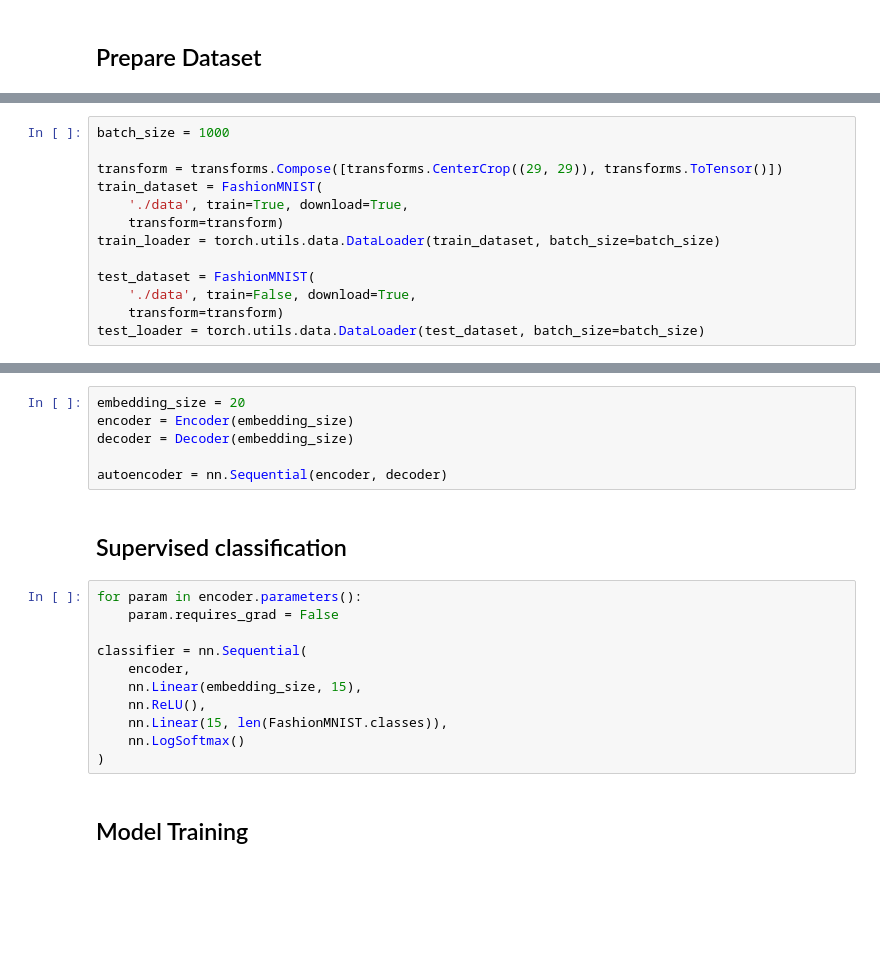
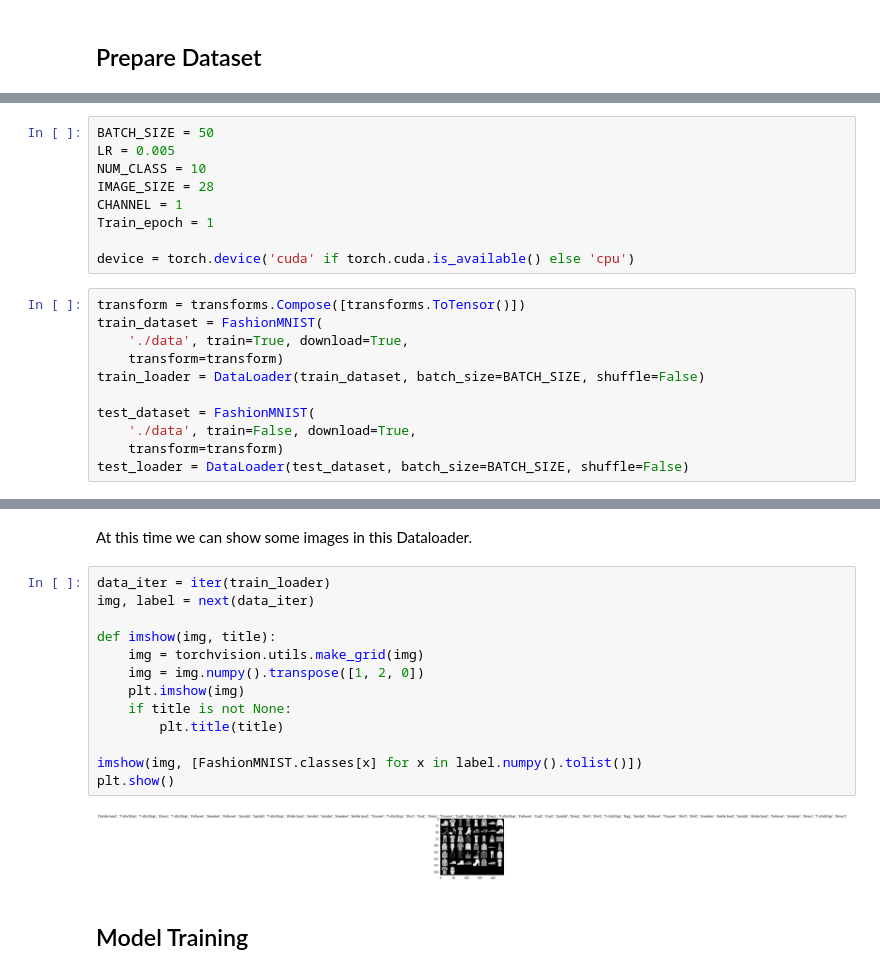
Before and after one commit to bentoml/BentoML, a Jupyter notebook: examples/pytorch-fashion-mnist/pytorch-fashion-mnist.ipynb, the cells around one changed output, grey strips where cells are left out. Drawn from its saved outputs; the diff is of its cells as text; blank space fills up the shorter version.

```diff
--- a/examples/pytorch-fashion-mnist/pytorch-fashion-mnist.ipynb
+++ b/examples/pytorch-fashion-mnist/pytorch-fashion-mnist.ipynb
@@ -48,13 +70,20 @@ The `28x28` images are scaled up to `29x29` so that combining convolutions and t
+# %%
+BATCH_SIZE = 50
+LR = 0.005
+NUM_CLASS = 10
+IMAGE_SIZE = 28
+CHANNEL = 1
+Train_epoch = 1
+
+device = torch.device('cuda' if torch.cuda.is_available() else 'cpu')
 # %%
-batch_size = 1000
-
-transform = transforms.Compose([transforms.CenterCrop((29, 29)), transforms.ToTensor()])
+transform = transforms.Compose([transforms.ToTensor()])
 train_dataset = FashionMNIST(
     './data', train=True, download=True,
     transform=transform)
-train_loader = torch.utils.data.DataLoader(train_dataset, batch_size=batch_size)
+train_loader = DataLoader(train_dataset, batch_size=BATCH_SIZE, shuffle=False)
 
 test_dataset = FashionMNIST(
     './data', train=False, download=True,
     transform=transform)
-test_loader = torch.utils.data.DataLoader(test_dataset, batch_size=batch_size)
+test_loader = DataLoader(test_dataset, batch_size=BATCH_SIZE, shuffle=False)
@@ -101,21 +90,19 @@ class Decoder(nn.Module):
-# %%
-embedding_size = 20
-encoder = Encoder(embedding_size)
-decoder = Decoder(embedding_size)
-
-autoencoder = nn.Sequential(encoder, decoder)
-# %% [markdown]
-## Supervised classification
-# %%
-for param in encoder.parameters():
-    param.requires_grad = False
-
-classifier = nn.Sequential(
-    encoder,
-    nn.Linear(embedding_size, 15),
-    nn.ReLU(),
-    nn.Linear(15, len(FashionMNIST.classes)),
-    nn.LogSoftmax()
-)
+# %% [markdown]
+At this time we can show some images in this Dataloader.
+# %%
+data_iter = iter(train_loader)
+img, label = next(data_iter)
+
+def imshow(img, title):
+    img = torchvision.utils.make_grid(img)
+    img = img.numpy().transpose([1, 2, 0])
+    plt.imshow(img)
+    if title is not None:
+        plt.title(title)
+
+imshow(img, [FashionMNIST.classes[x] for x in label.numpy().tolist()])
+plt.show()
+# %% [output]
+[figure, added]
 # %% [markdown]
 ## Model Training
```
Also changed, not shown: parts of 23 cells of this notebook.
